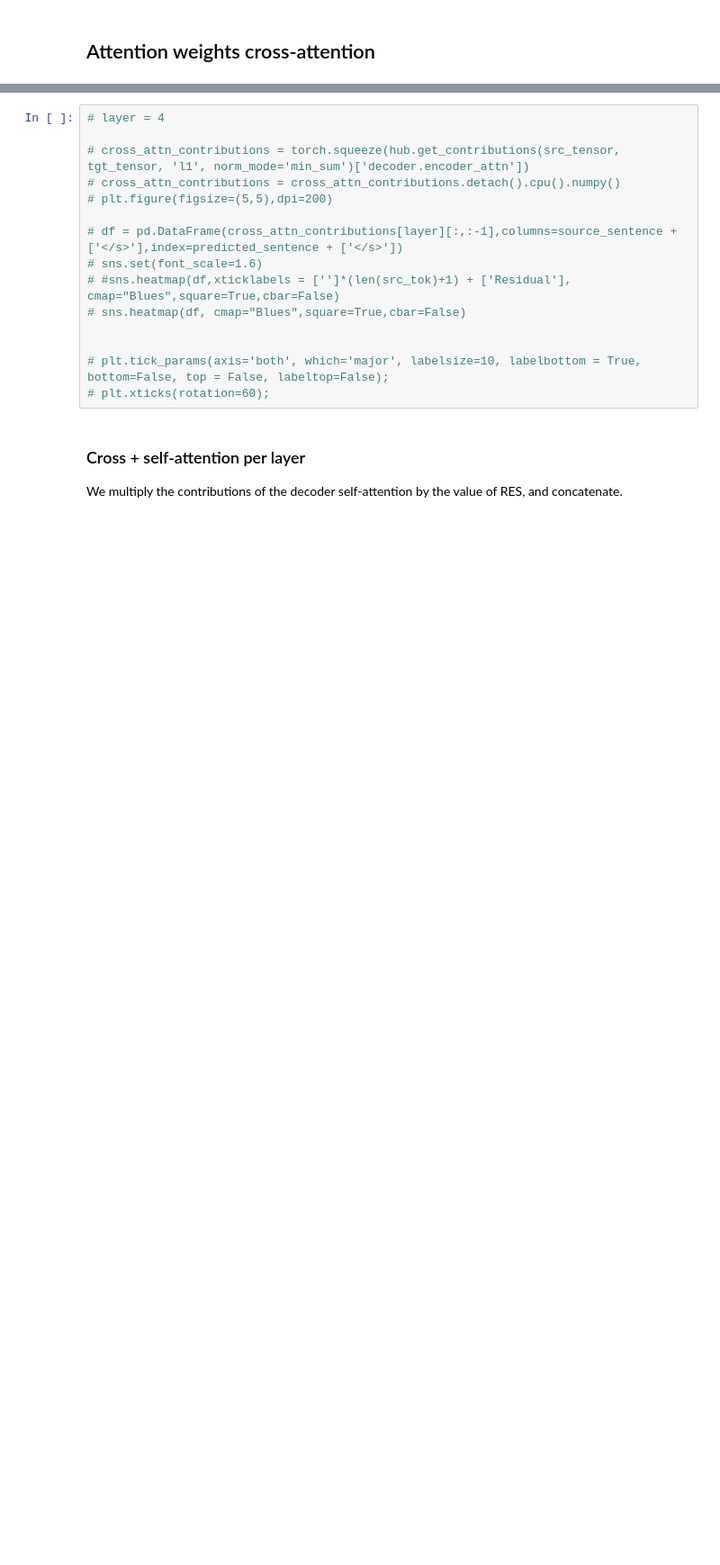
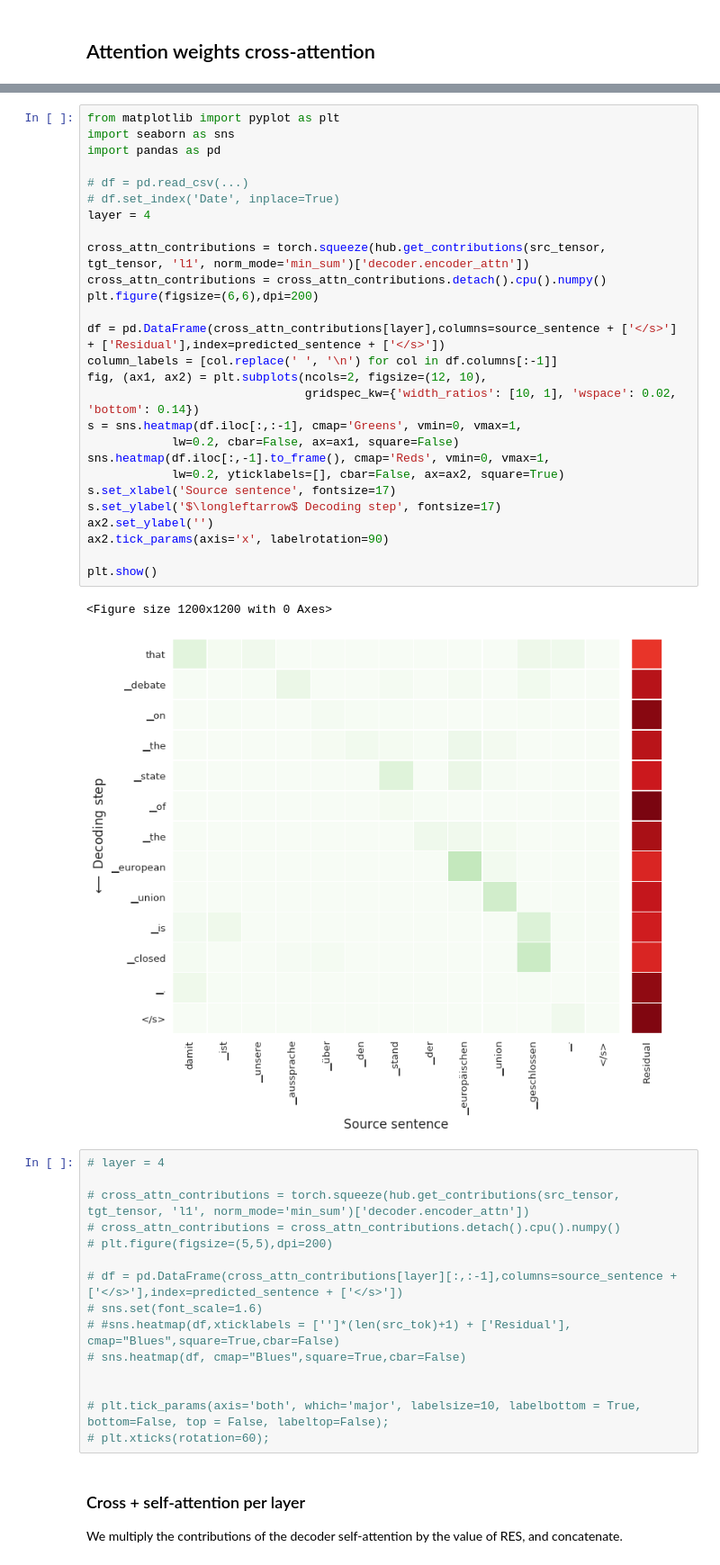
Before and after one commit to mt-upc/transformer-contributions-nmt, a Jupyter notebook: nmt_interpretability.ipynb, the cells around one changed output, grey strips where cells are left out. Shown at 90% size. Drawn from its saved outputs; the diff is of its cells as text; blank space fills up the shorter version.

```diff
--- a/nmt_interpretability.ipynb
+++ b/nmt_interpretability.ipynb
@@ -264,3 +248,33 @@ mean residual 0.85080415 std 0.10556951
+# %%
+from matplotlib import pyplot as plt
+import seaborn as sns
+import pandas as pd
+
+# df = pd.read_csv(...)
+# df.set_index('Date', inplace=True)
+layer = 4
+
+cross_attn_contributions = torch.squeeze(hub.get_contributions(src_tensor, tgt_tensor, 'l1', norm_mode='min_sum')['decoder.encoder_attn'])
+cross_attn_contributions = cross_attn_contributions.detach().cpu().numpy()
+plt.figure(figsize=(6,6),dpi=200)
+
+df = pd.DataFrame(cross_attn_contributions[layer],columns=source_sentence + ['</s>'] + ['Residual'],index=predicted_sentence + ['</s>'])
+column_labels = [col.replace(' ', '\n') for col in df.columns[:-1]]
+fig, (ax1, ax2) = plt.subplots(ncols=2, figsize=(12, 10),
+                               gridspec_kw={'width_ratios': [10, 1], 'wspace': 0.02, 'bottom': 0.14})
+s = sns.heatmap(df.iloc[:,:-1], cmap='Greens', vmin=0, vmax=1,
+            lw=0.2, cbar=False, ax=ax1, square=False)
+sns.heatmap(df.iloc[:,-1].to_frame(), cmap='Reds', vmin=0, vmax=1,
+            lw=0.2, yticklabels=[], cbar=False, ax=ax2, square=True)
+s.set_xlabel('Source sentence', fontsize=17)
+s.set_ylabel('$\longleftarrow$ Decoding step', fontsize=17)
+ax2.set_ylabel('')
+ax2.tick_params(axis='x', labelrotation=90)
+
+plt.show()
+# %% [output]
+<Figure size 1200x1200 with 0 Axes>
+[figure, added]
 # %%
 # layer = 4
 
```
Also changed, not shown: parts of 19 cells of this notebook, 15 other files.
